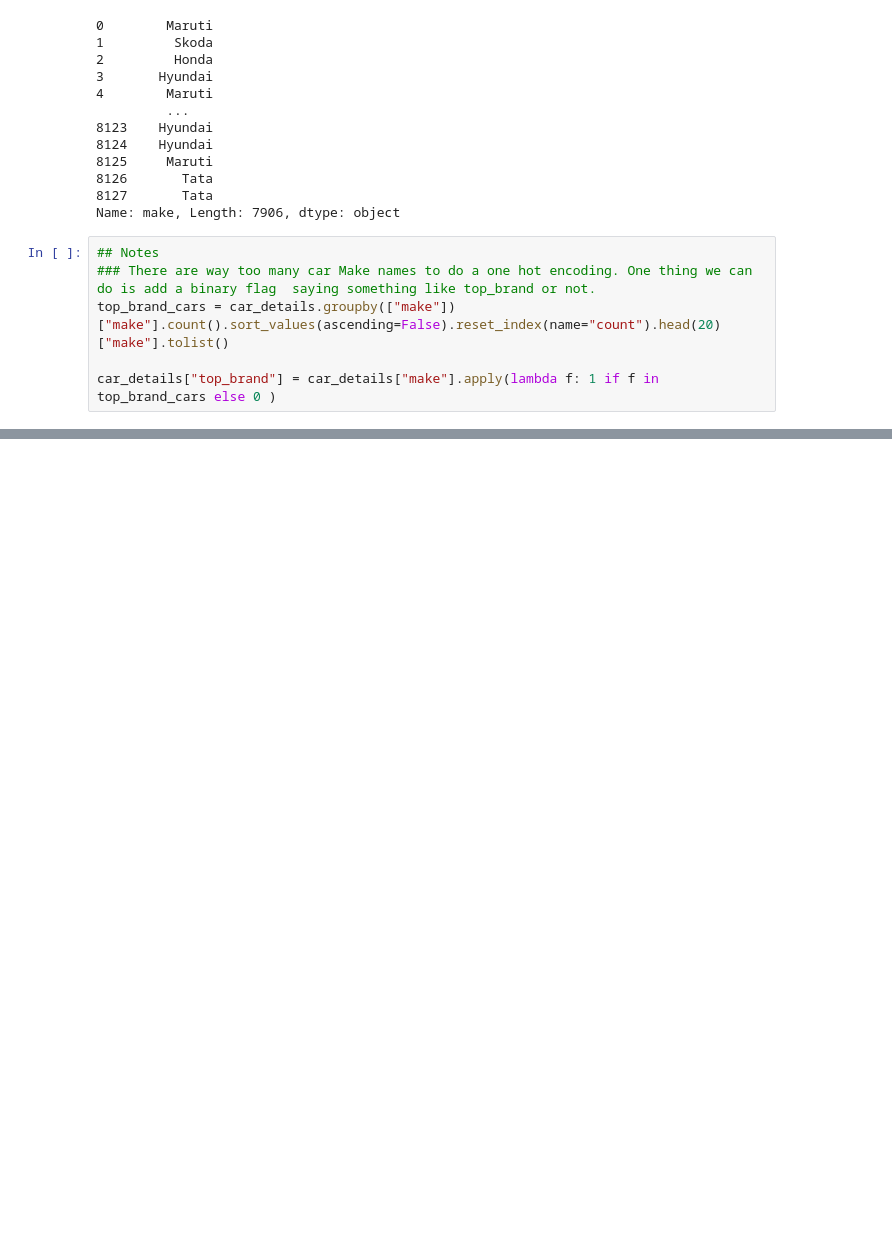
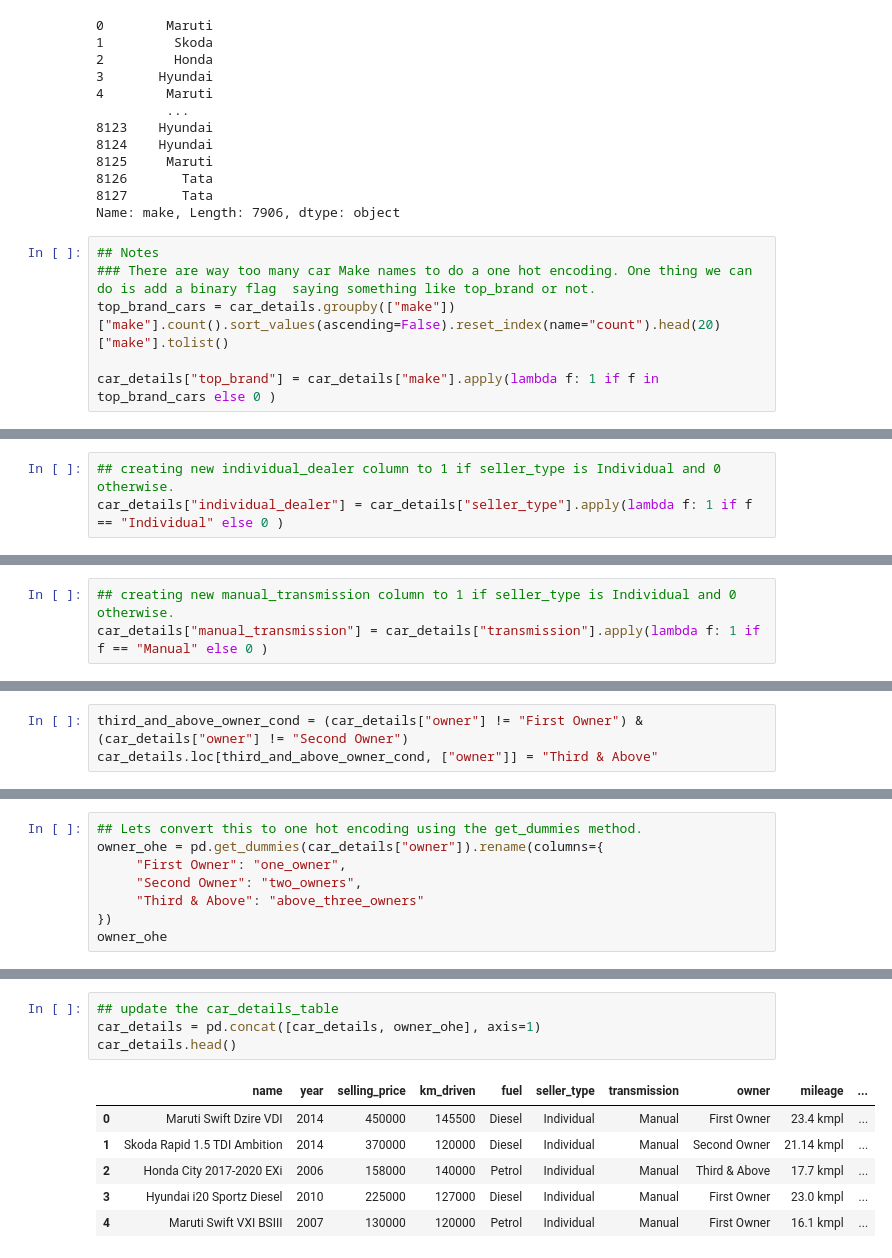
Before and after one commit to gaurangdave/linear_regression_assignment_1, a Jupyter notebook: modelling.ipynb, the cells around one changed output, grey strips where cells are left out. Cells and saved outputs as stored; diff of their text form; blank space fills up the shorter version.

```diff
--- a/modelling.ipynb
+++ b/modelling.ipynb
@@ -328,0 +479,3 @@ car_details["top_brand"] = car_details["make"].apply(lambda f: 1 if f in top_bra
+# %%
+## creating new individual_dealer column to 1 if seller_type is Individual and 0 otherwise.
+car_details["individual_dealer"] = car_details["seller_type"].apply(lambda f: 1 if f == "Individual" else 0 )
@@ -328,0 +510,3 @@ car_details["top_brand"] = car_details["make"].apply(lambda f: 1 if f in top_bra
+# %%
+## creating new manual_transmission column to 1 if seller_type is Individual and 0 otherwise.
+car_details["manual_transmission"] = car_details["transmission"].apply(lambda f: 1 if f == "Manual" else 0 )
@@ -328,0 +544,3 @@ car_details["top_brand"] = car_details["make"].apply(lambda f: 1 if f in top_bra
+# %%
+third_and_above_owner_cond = (car_details["owner"] != "First Owner") & (car_details["owner"] != "Second Owner")
+car_details.loc[third_and_above_owner_cond, ["owner"]] = "Third & Above"
@@ -328,0 +556,8 @@ car_details["top_brand"] = car_details["make"].apply(lambda f: 1 if f in top_bra
+# %%
+## Lets convert this to one hot encoding using the get_dummies method.
+owner_ohe = pd.get_dummies(car_details["owner"]).rename(columns={
+     "First Owner": "one_owner",
+     "Second Owner": "two_owners",
+     "Third & Above": "above_three_owners"
+})
+owner_ohe
@@ -328,0 +578,11 @@ car_details["top_brand"] = car_details["make"].apply(lambda f: 1 if f in top_bra
+# %%
+## update the car_details_table
+car_details = pd.concat([car_details, owner_ohe], axis=1)
+car_details.head()
+# %% [output]
+|  | name | year | selling_price | km_driven | fuel | seller_type | transmission | owner | mileage | ... |
+| 0 | Maruti Swift Dzire VDI | 2014 | 450000 | 145500 | Diesel | Individual | Manual | First Owner | 23.4 kmpl | ... |
+| 1 | Skoda Rapid 1.5 TDI Ambition | 2014 | 370000 | 120000 | Diesel | Individual | Manual | Second Owner | 21.14 kmpl | ... |
+| 2 | Honda City 2017-2020 EXi | 2006 | 158000 | 140000 | Petrol | Individual | Manual | Third & Above | 17.7 kmpl | ... |
+| 3 | Hyundai i20 Sportz Diesel | 2010 | 225000 | 127000 | Diesel | Individual | Manual | First Owner | 23.0 kmpl | ... |
+| 4 | Maruti Swift VXI BSIII | 2007 | 130000 | 120000 | Petrol | Individual | Manual | First Owner | 16.1 kmpl | ... |
```
Also changed, not shown: parts of 78 cells of this notebook.
